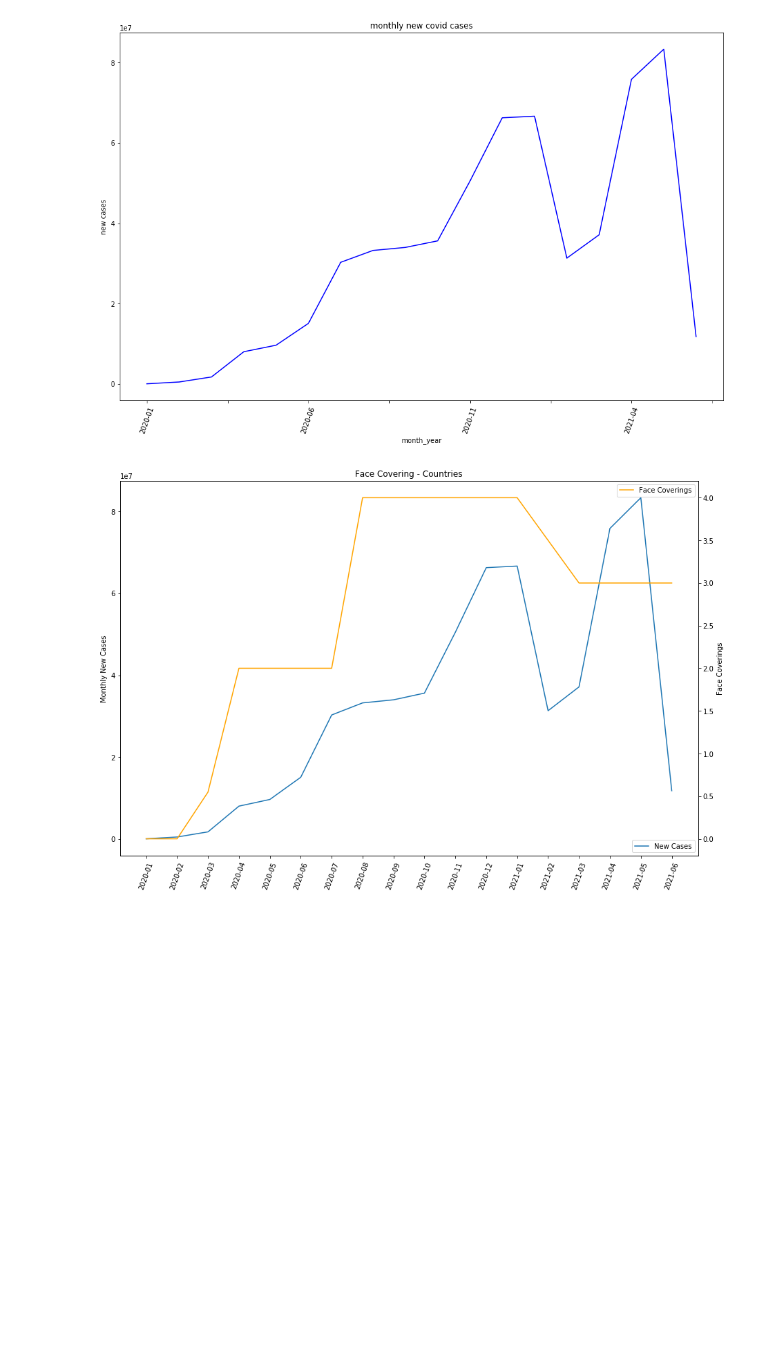
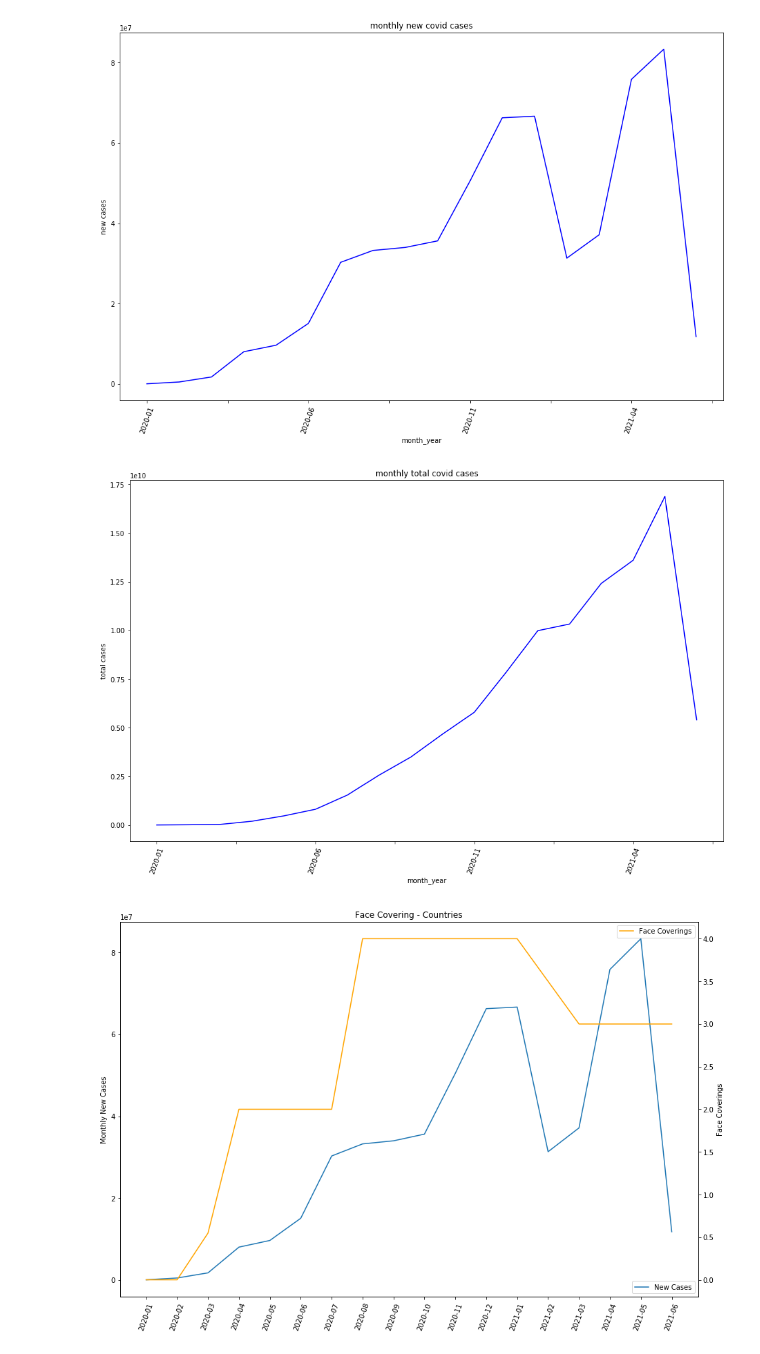
Before and after one commit to nithiyasuresh/Project-1-Covid-PolicyChangesAnalysis, a Jupyter notebook: face_mask/face-mask.ipynb, the cells around one changed output. Cells and saved outputs as stored; diff of their text form; code cells hidden in the pictures; blank space fills up the shorter version.

Commit message:
added total cases plots figures to the output folder.

```diff
--- a/face_mask/face-mask.ipynb
+++ b/face_mask/face-mask.ipynb
@@ -102,3 +102,7 @@ count_of_new_cases
 | 123 | United States | 2021-05 | 916,746.00 |
 | 124 | United States | 2021-06 | 230,961.00 |
 125 rows × 3 columns
+# %%
+count_of_total_cases = country_df_cleaned.groupby(['location','month_year']).sum()['total_cases']
+count_of_total_cases = count_of_total_cases.reset_index()
+count_of_total_cases
@@ -234,0 +224,6 @@ Name: new_cases, dtype: float64
+# %%
+total_cases_merged_df = pd.merge(count_of_total_cases, count_of_facial_coverings, how='left',
+                           left_on=['month_year'],
+                               right_on = ['month_year'])
+total_cases_merged_df = total_cases_merged_df.drop(columns=['Entity'])
+total_cases_merged_df
@@ -234,0 +268,3 @@ Name: new_cases, dtype: float64
+# %%
+monthly_total_case = total_cases_merged_df.groupby(['month_year'])['total_cases'].sum()
+monthly_total_case
@@ -242,4 +299,14 @@ plt.xticks(rotation=70)
 plt.show()
 # %% [output]
 [figure]
+# %%
+monthly_total_case.plot(kind="line", color="b", figsize=(16, 10))
+plt.title("monthly total covid cases")
+plt.ylabel("total cases")
+plt.xlabel("month_year")
+plt.xticks(rotation=70)
+# ax2=ax.twinx()
+plt.show()
+# %% [output]
+[figure, added]
 # %%
```
Also changed, not shown: parts of 10 cells of this notebook, 7 other files.
